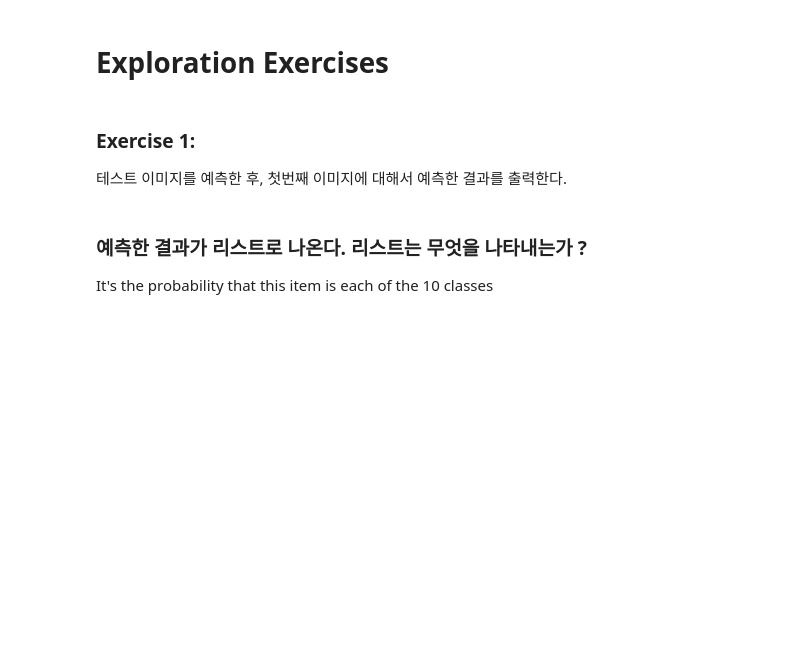
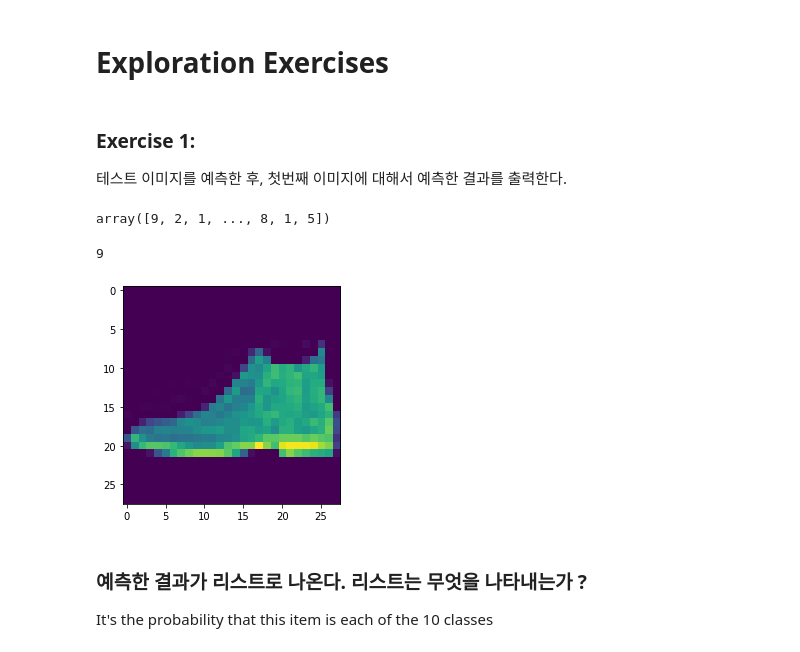
Before and after one commit to leopard4/yh-k3, a Jupyter notebook: 딥러닝강의파일/05_강의_fashion_mnist_ipynb.ipynb, the cells around one changed output. Drawn from its saved outputs; the diff is of its cells as text; code cells hidden in the pictures; blank space fills up the shorter version.

```diff
--- a/딥러닝강의파일/05_강의_fashion_mnist_ipynb.ipynb
+++ b/딥러닝강의파일/05_강의_fashion_mnist_ipynb.ipynb
@@ -211,6 +266,19 @@ y_pred[100].argmax()
 ### Exercise 1:
 
 테스트 이미지를 예측한 후, 첫번째 이미지에 대해서 예측한 결과를 출력한다.
+# %%
+y_pred
+# %% [output]
+array([9, 2, 1, ..., 8, 1, 5])
+# %%
+y_pred[0]
+# %% [output]
+9
+# %%
+plt.imshow(X_test[0])
+plt.show()
+# %% [output]
+[figure, added]
 # %% [markdown]
 ### 예측한 결과가 리스트로 나온다. 리스트는 무엇을 나타내는가 ?
 
```
Also changed, not shown: parts of 47 cells of this notebook.
